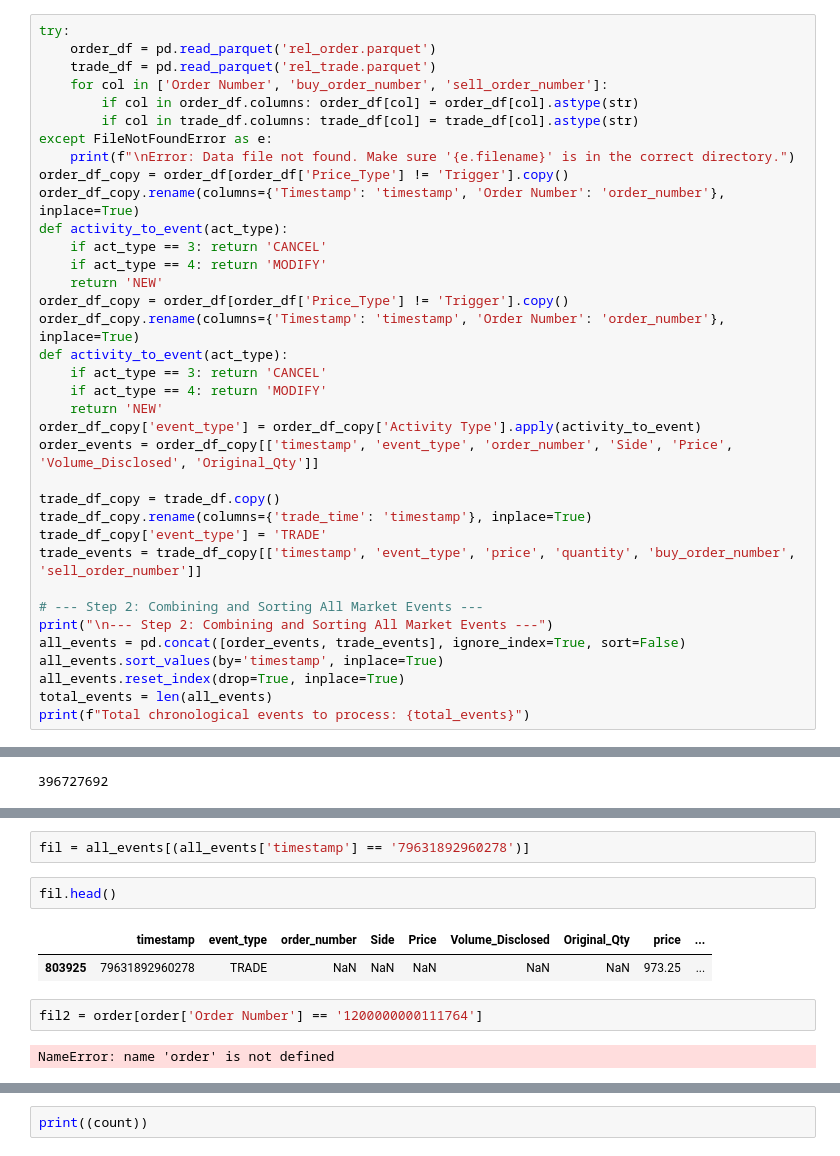
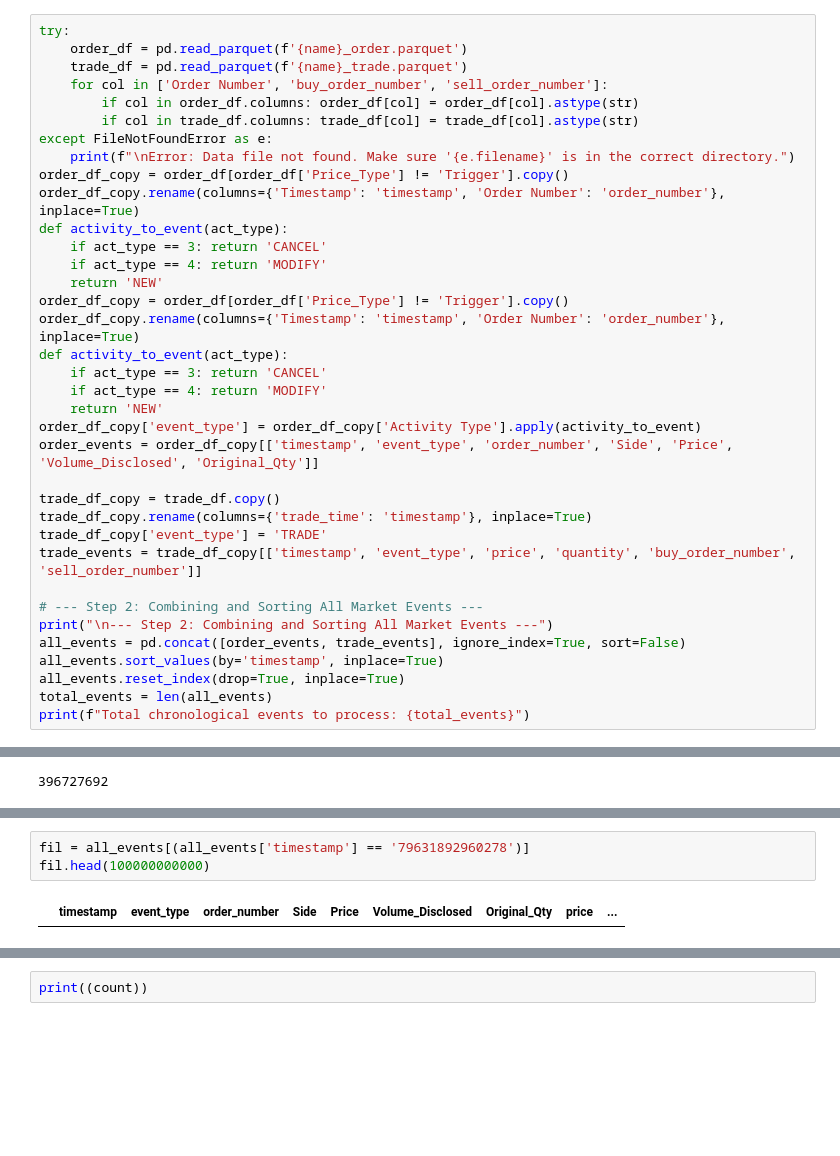
Before and after one commit to utkarshpawan/liquidity-and-volatility-market-microstructure, a Jupyter notebook: quote_data_gen.ipynb, the cells around one changed output, grey strips where cells are left out. Cells and saved outputs as stored; diff of their text form; blank space fills up the shorter version.

```diff
--- a/quote_data_gen.ipynb
+++ b/quote_data_gen.ipynb
@@ -197,7 +232,7 @@ len(dff)
 # %%
 try:
-    order_df = pd.read_parquet('rel_order.parquet')
-    trade_df = pd.read_parquet('rel_trade.parquet')
+    order_df = pd.read_parquet(f'{name}_order.parquet')
+    trade_df = pd.read_parquet(f'{name}_trade.parquet')
     for col in ['Order Number', 'buy_order_number', 'sell_order_number']:
         if col in order_df.columns: order_df[col] = order_df[col].astype(str)
         if col in trade_df.columns: trade_df[col] = trade_df[col].astype(str)
@@ -261,11 +285,5 @@ fil.head(1000000)
-# %%
-fil = all_events[(all_events['timestamp'] == '79631892960278')]
 # %%
-fil.head()
+fil = all_events[(all_events['timestamp'] == '79631892960278')]
+fil.head(100000000000)
 # %% [output]
 |  | timestamp | event_type | order_number | Side | Price | Volume_Disclosed | Original_Qty | price | ... |
-| 803925 | 79631892960278 | TRADE | NaN | NaN | NaN | NaN | NaN | 973.25 | ... |
-# %%
-fil2 = order[order['Order Number'] == '1200000000111764']
-# %% [output]
-NameError: name 'order' is not defined
```
Also changed, not shown: parts of 31 cells of this notebook.
